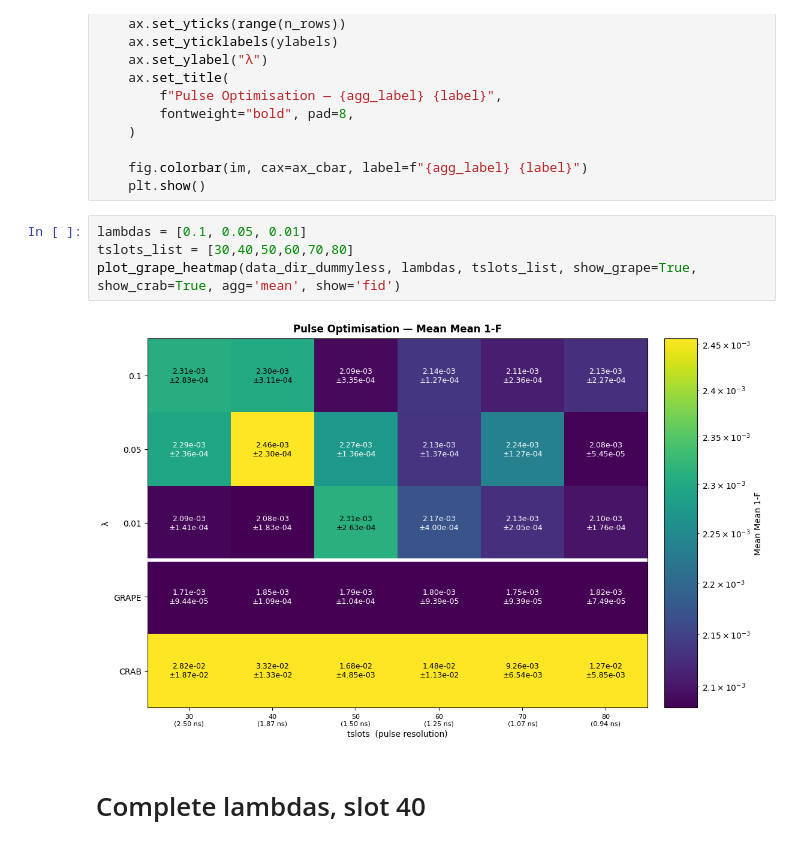
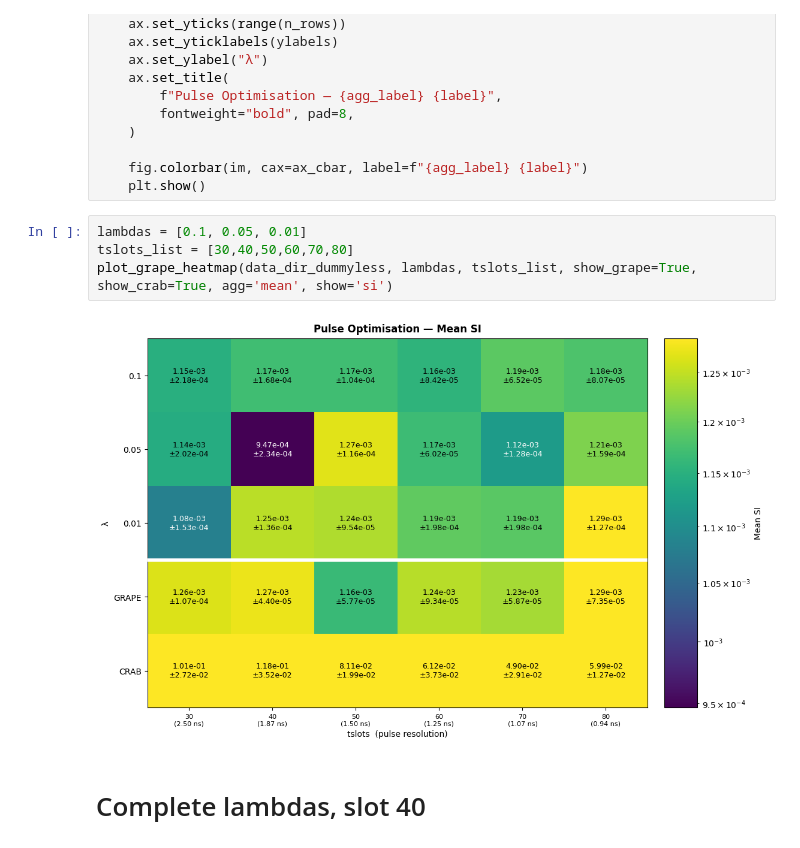
Before and after one commit to cicacica/VeriPulse, a Jupyter notebook: notebooks/data_processing.ipynb, the cells around one changed output. Cells and saved outputs as stored; diff of their text form.

```diff
--- a/notebooks/data_processing.ipynb
+++ b/notebooks/data_processing.ipynb
@@ -437,9 +437,9 @@ def plot_grape_heatmap(
 # %%
 lambdas = [0.1, 0.05, 0.01]
 tslots_list = [30,40,50,60,70,80]
-plot_grape_heatmap(data_dir_dummyless, lambdas, tslots_list, show_grape=True, show_crab=True, agg='mean', show='fid')
+plot_grape_heatmap(data_dir_dummyless, lambdas, tslots_list, show_grape=True, show_crab=True, agg='mean', show='si')
 # %% [output]
-[figure, old version]
+[figure, new version]
 # %% [markdown]
 # Complete lambdas, slot 40
 # %%
```
Also changed, not shown: parts of 3 cells of this notebook, 4 other files.
